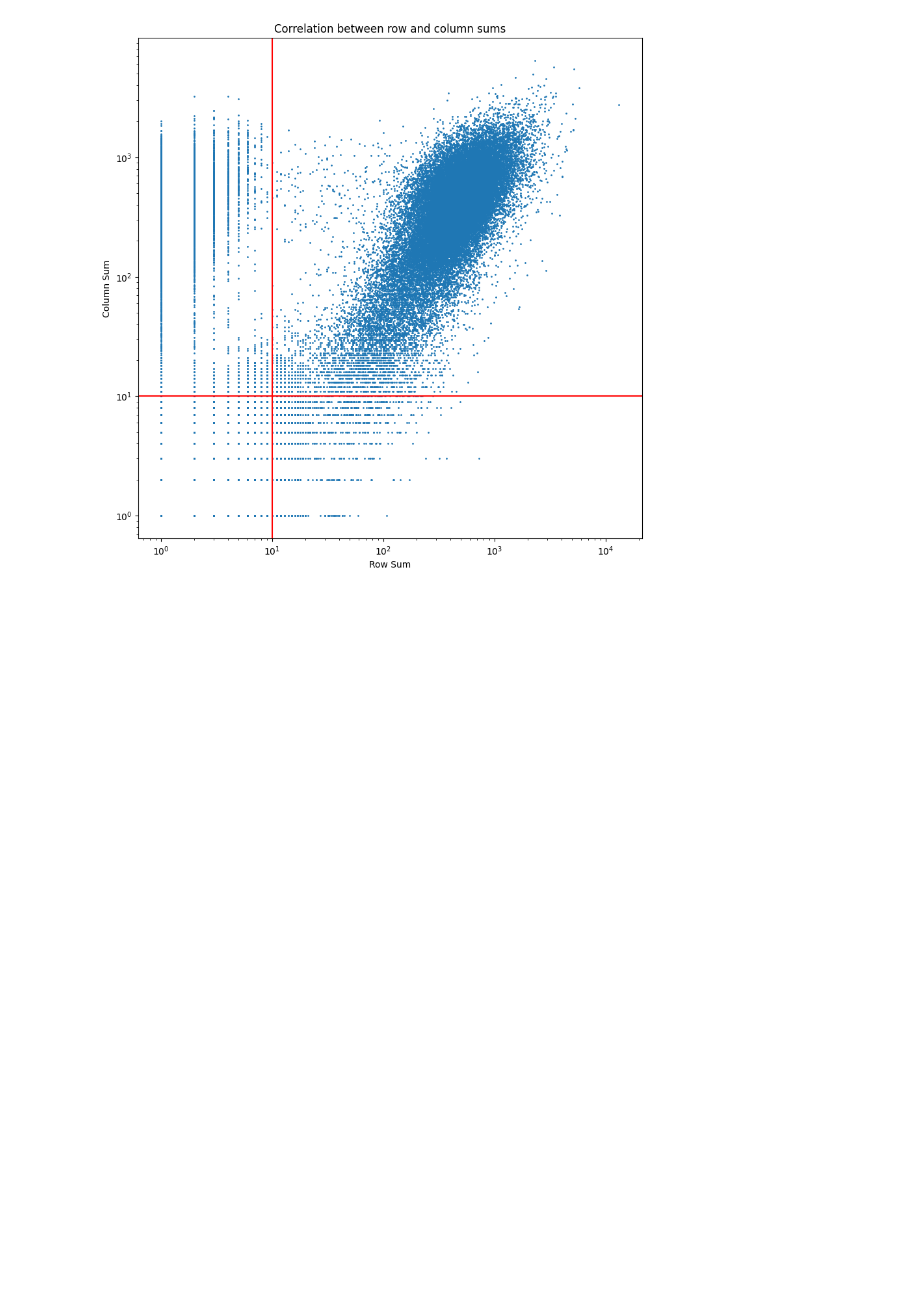
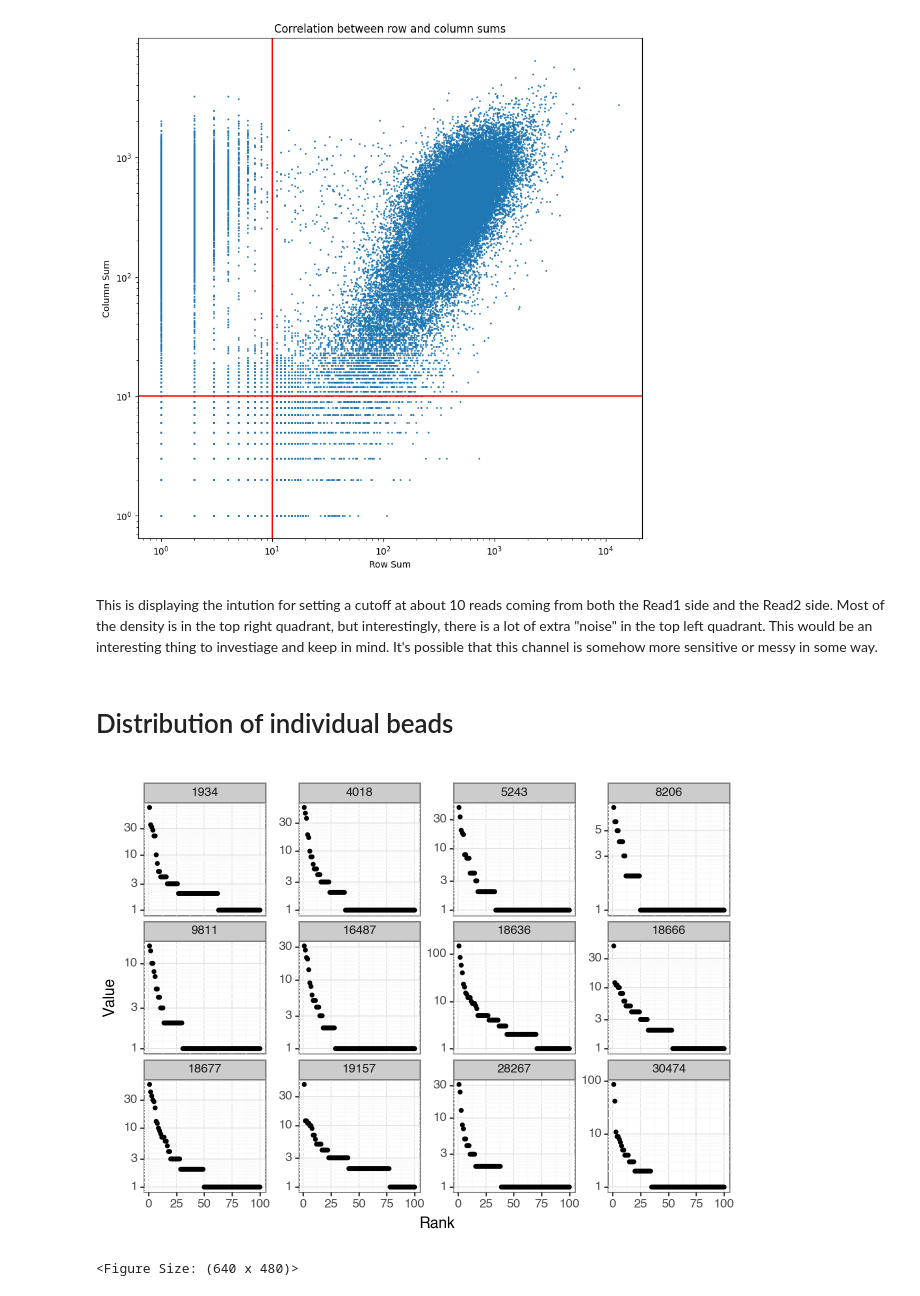
Before and after one commit to matsengrp/sci-space-v2, a Jupyter notebook: data/download_data_and_description.ipynb, the cells around one changed output. Drawn from its saved outputs; the diff is of its cells as text; code cells hidden in the pictures; blank space fills up the shorter version.

Commit message:
added per bead plots

```diff
--- a/data/download_data_and_description.ipynb
+++ b/data/download_data_and_description.ipynb
@@ -126,3 +126,7 @@ plt.axhline(y=10, color='r', linestyle='-', label='Horizontal Line')
 plt.show()
 # %% [output]
 [figure]
+# %% [markdown]
+This is displaying the intution for setting a cutoff at about 10 reads coming from both the Read1 side and the Read2 side. Most of the density is in the top right quadrant, but interestingly, there is a lot of extra "noise" in the top left quadrant. This would be an interesting thing to investiage and keep in mind. It's possible that this channel is somehow more sensitive or messy in some way.
+# %% [markdown]
+# Distribution of individual beads
@@ -128,0 +154,11 @@ plt.show()
+# %%
+(
+    ggplot(result_df, aes(x='Rank', y='Value')) +
+    geom_point(size = 1) +
+    facet_wrap('Index', scales='free_y',nrow = 3) +
+    scale_y_log10() +
+    theme_bw()
+)
+# %% [output]
+[figure, added]
+<Figure Size: (640 x 480)>
```
Also changed, not shown: parts of 4 cells of this notebook.
